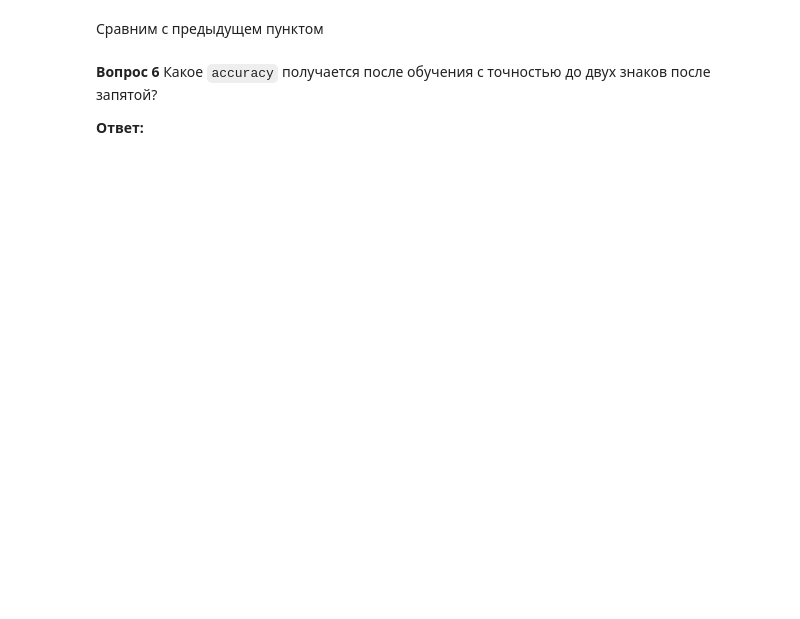
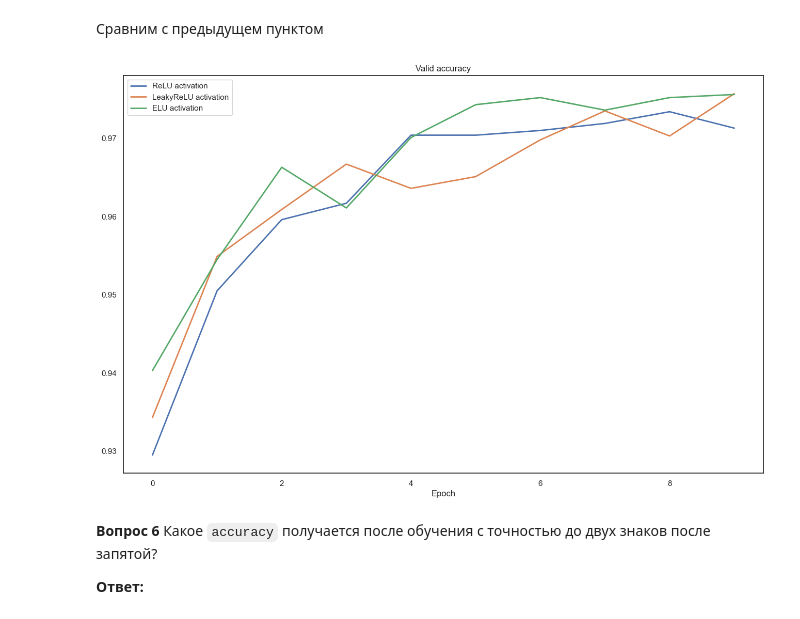
Before and after one commit to KatieGalaeva/exp1, a Jupyter notebook: stepik/convolution network/[homework]dense_and_convolutional_nn(1).ipynb, the cells around one changed output. Cells and saved outputs as stored; diff of their text form; code cells hidden in the pictures; blank space fills up the shorter version.

```diff
--- a/stepik/convolution network/[homework]dense_and_convolutional_nn(1).ipynb
+++ b/stepik/convolution network/[homework]dense_and_convolutional_nn(1).ipynb
@@ -616,13 +705,15 @@ lenet_accuracy = accuracy["valid"]
 # %%
 plt.figure(figsize=(16, 10))
 plt.title("Valid accuracy")
 plt.plot(range(max_epochs), relu_accuracy, label="ReLU activation", linewidth=2)
 plt.plot(range(max_epochs), leaky_relu_accuracy, label="LeakyReLU activation", linewidth=2)
 plt.plot(range(max_epochs), elu_accuracy, label="ELU activation", linewidth=2)
-plt.plot(range(max_epochs), lenet_accuracy, label="LeNet", linewidth=2)
+
 plt.legend()
 plt.xlabel("Epoch")
 plt.show()
+# %% [output]
+[figure, added]
 # %% [markdown]
 **Вопрос 6**
 Какое `accuracy` получается после обучения с точностью до двух знаков после запятой?
```
Also changed, not shown: parts of 12 cells of this notebook.
